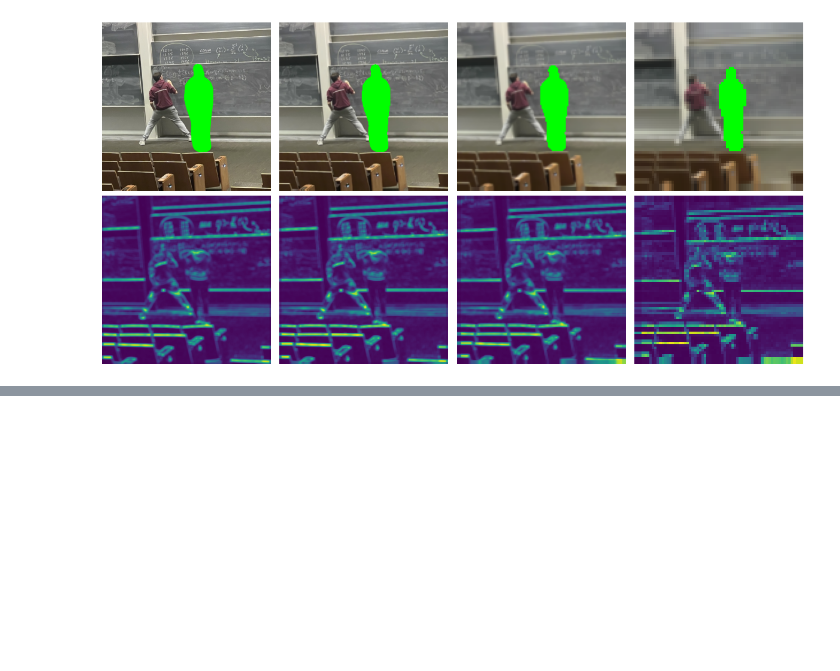
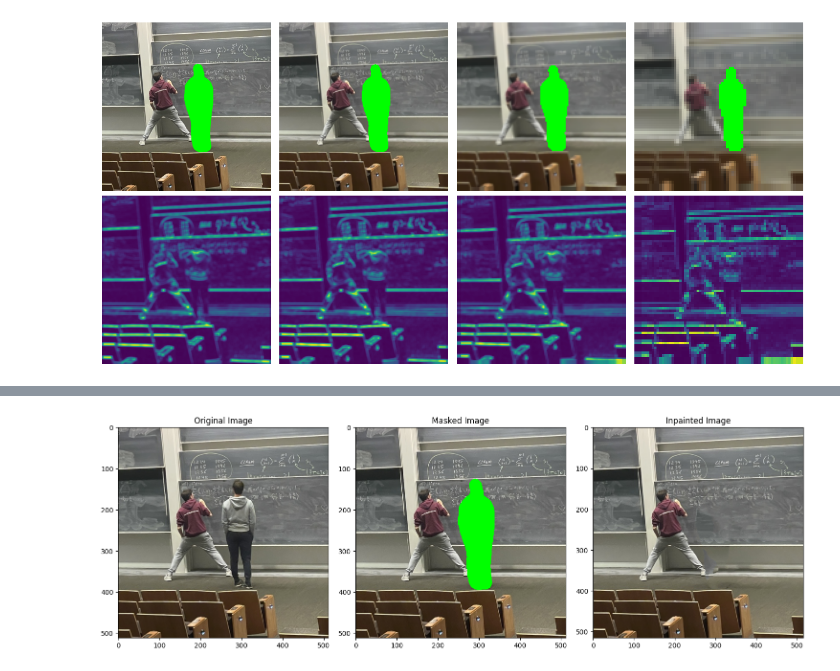
Before and after one commit to micahreich/patch-match, a Jupyter notebook: sequential/patch-match.ipynb, the cells around one changed output, grey strips where cells are left out. Cells and saved outputs as stored; diff of their text form; code cells hidden in the pictures; blank space fills up the shorter version.

```diff
--- a/sequential/patch-match.ipynb
+++ b/sequential/patch-match.ipynb
@@ -641,0 +680,14 @@ KeyboardInterrupt:
+# %%
+fig, ax = plt.subplots(1, 3, figsize=(15, 5))
+ax[0].imshow(image)
+ax[0].set_title("Original Image")
+ax[1].imshow(masked_image(image, mask))
+ax[1].set_title("Masked Image")
+ax[2].imshow(curr_image)
+ax[2].set_title("Inpainted Image")
+
+plt.tight_layout()
+plt.savefig("menmax-done.png")
+plt.show()
+# %% [output]
+[figure, added]
```
Also changed, not shown: parts of 4 cells of this notebook, 7 other files.
